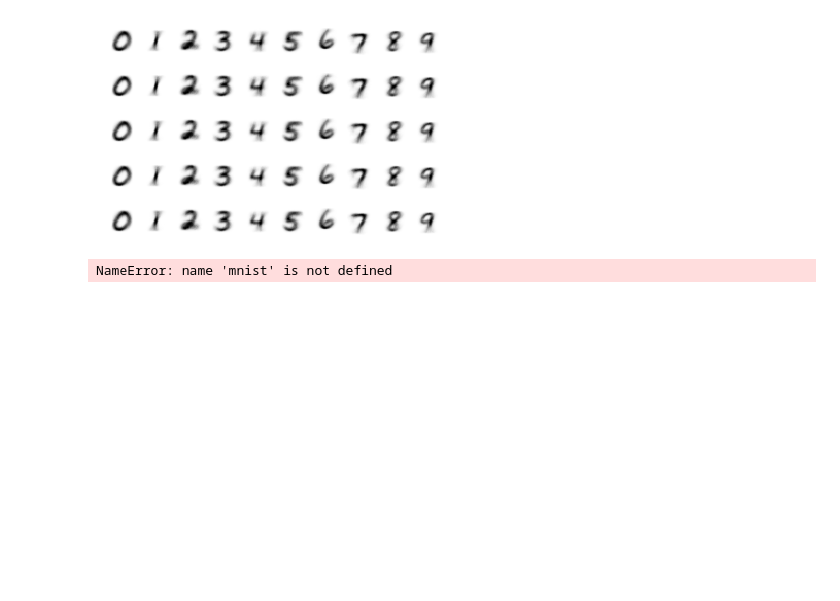
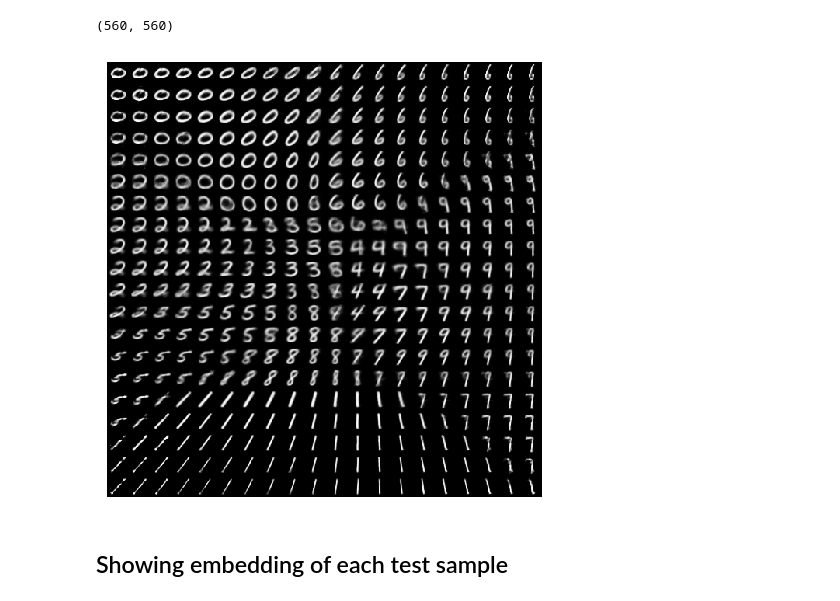
Before and after one commit to charlesmurphy1/dynalearn, a Jupyter notebook: notebooks/vae_mnist.ipynb, the cells around one changed output. Drawn from its saved outputs; the diff is of its cells as text; code cells hidden in the pictures; blank space fills up the shorter version.

Commit message:
Implementing multiple VAE models

```diff
--- a/notebooks/vae_mnist.ipynb
+++ b/notebooks/vae_mnist.ipynb
@@ -105,0 +48,2 @@ def vae_loss(inputs, outputs, batch_size):
+# %%
+vae.fit(mnist_train, mnist_test, epochs=50, batch_size=128, verbose=True, keep_best=True)
@@ -388,25 +70,26 @@ Epoch 19 - Train loss: 0.22129833698272705 - Val loss: 0.2204558253288269 - Trai
-# %%
-fig, ax = plt.subplots(5, 10)
-batch_size = 2
-for i in range(5):
-    for j in range(10):
-            c = j * torch.ones(batch_size)
-            c = c.long()
-
-            if conditional > 0:
-                c.resize_(batch_size, 1)
-                labels = torch.zeros(batch_size, 10)
-                labels.scatter_(1, c, 1)
-
-            if use_cuda:
-                labels = labels.cuda()
-
-            img, z = model.generate(labels)
-            img = img[0,:].reshape(28, 28)
-            display_sample(img, ax[i, j])
-# %% [output]
-[figure, removed]
-# %%
-mnist.train
-# %% [output]
-NameError: name 'mnist' is not defined
+# %%
+N = 20
+fig, ax = plt.subplots(1, 1, figsize=(8, 8))
+z = np.linspace(-4, 4, N)
+
+
+img = np.zeros([N*28, N*28])
+for k in range(N * N):
+    i, j = k // N, k % N
+
+    embedding = torch.tensor([z[i], z[j]])
+    x = vae.decoder(embedding).detach().cpu().numpy()
+    x = x.reshape(28, 28)
+
+    img[28 * i : 28 * (i + 1), 28 * j : 28 * (j + 1)] = x
+
+display_number(img, ax)
+ax.set_aspect('equal')
+
+fig.savefig('fig/samples.png')
+plt.show()
+# %% [output]
+(560, 560)
+[figure, added]
+# %% [markdown]
+## Showing embedding of each test sample
```
Also changed, not shown: parts of 17 cells of this notebook, 32 other files.
